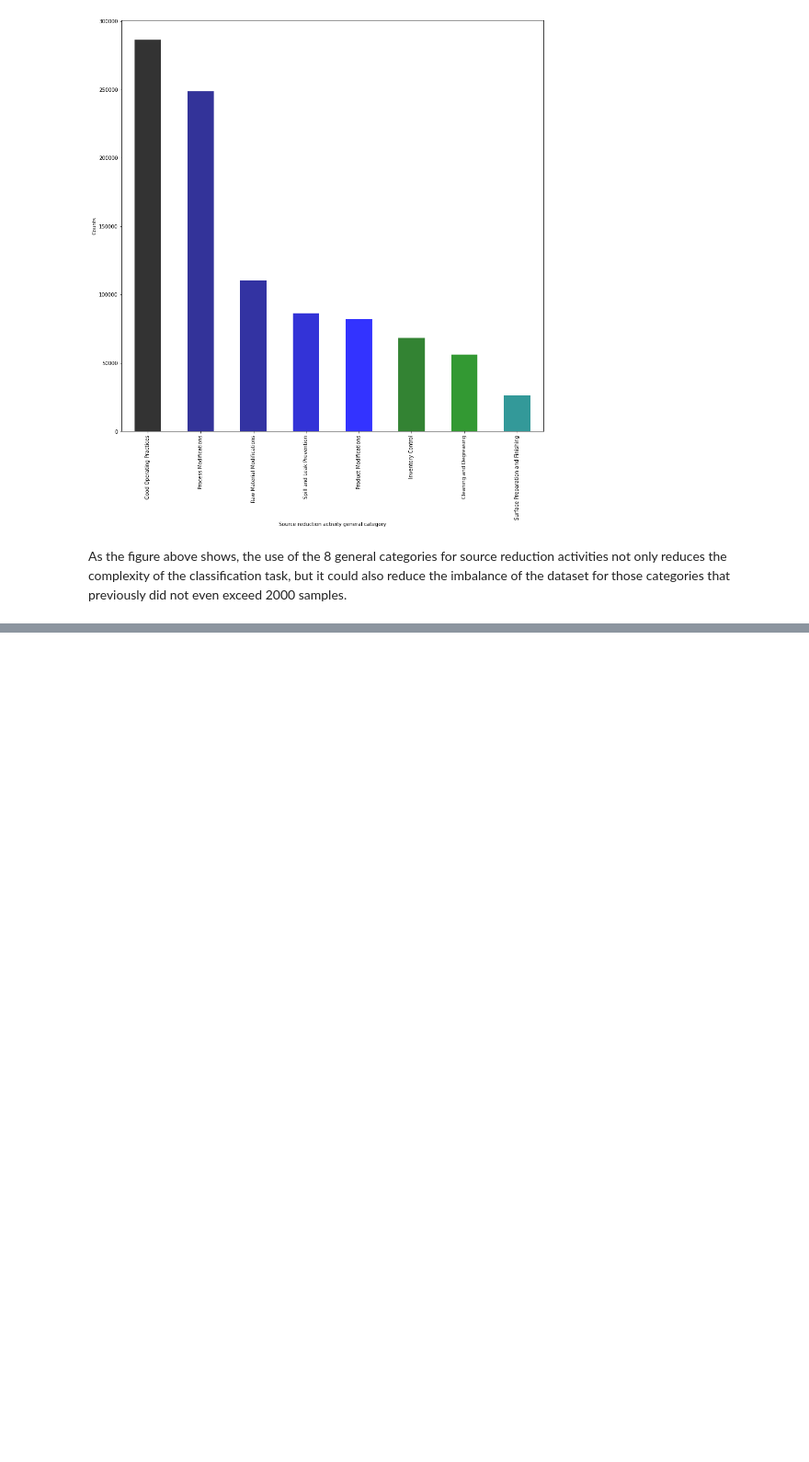
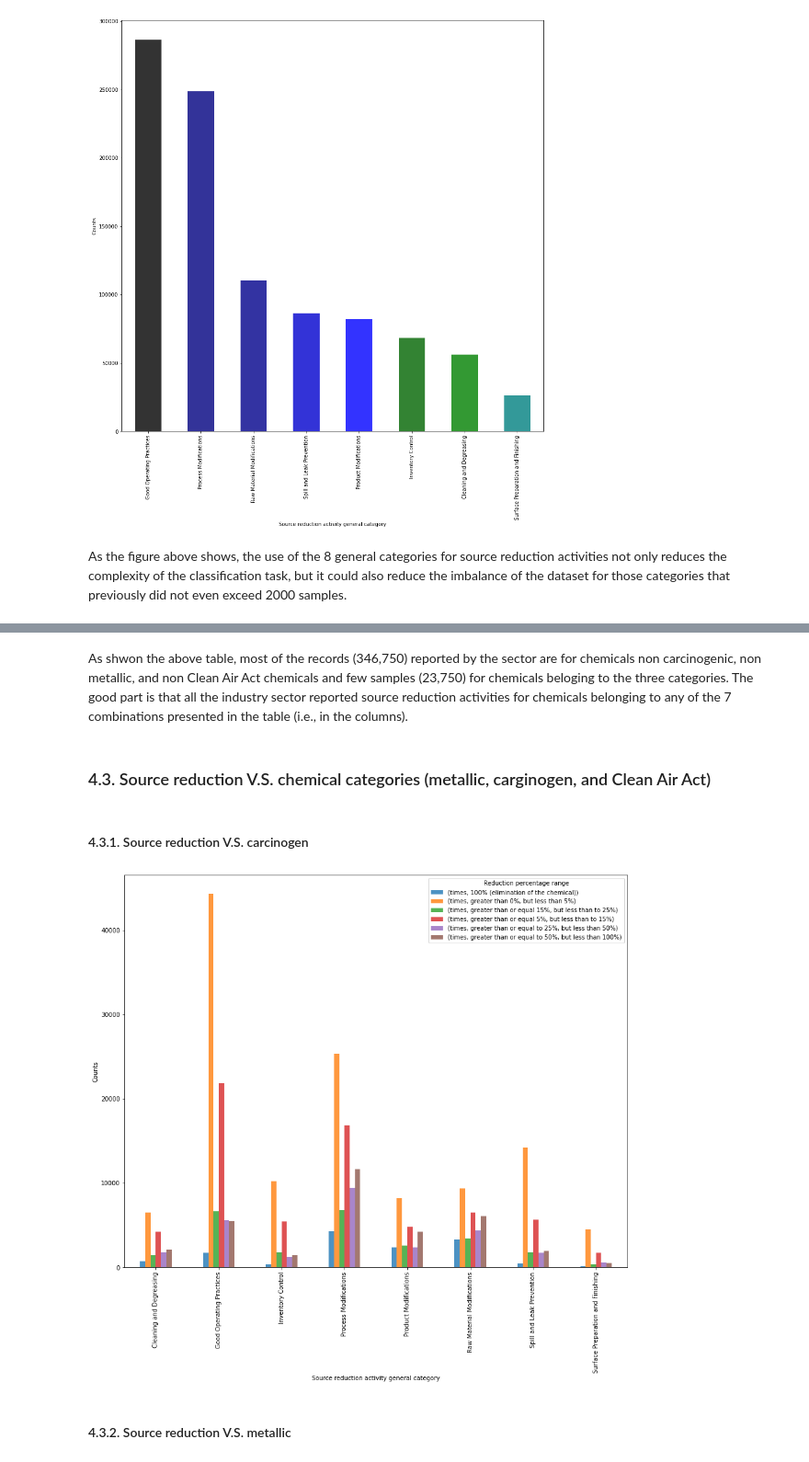
Before and after one commit to jodhernandezbe/ChemSoR_project, a Jupyter notebook: notebooks/1-jodhernandezbe-EDA.ipynb, the cells around one changed output, grey strips where cells are left out. Shown: that part at 92% size. Saved outputs shown, nothing was run; the diff lists cells and outputs as text; code cells hidden in the pictures; blank space fills up the shorter version.

```diff
--- a/notebooks/1-jodhernandezbe-EDA.ipynb
+++ b/notebooks/1-jodhernandezbe-EDA.ipynb
@@ -50,6 +51,7 @@ def opening_dataset():
                        re.reduction_code,
                        re.description_code,
                        c.chemical_name,
+                       c.cas_number,
                        c.caac_ind,
                        c.carc_ind,
                        c.pfas_ind,
@@ -444,0 +435,2 @@ As the figure above shows, the use of the 8 general categories for source reduct
+# %%
+df['times'] = 1
@@ -444,0 +493,21 @@ As the figure above shows, the use of the 8 general categories for source reduct
+# %% [markdown]
+As shwon the above table, most of the records (346,750) reported by the sector are for chemicals non carcinogenic, non metallic, and non Clean Air Act chemicals and few samples (23,750) for chemicals beloging to the three categories. The good part is that all the industry sector reported source reduction activities for chemicals belonging to any of the 7 combinations presented in the table (i.e., in the columns).
+# %% [markdown]
+### 4.3. Source reduction V.S. chemical categories (metallic, carginogen, and Clean Air Act)
+# %% [markdown]
+#### 4.3.1. Source reduction V.S. carcinogen
+# %%
+df_carc = df.loc[df['carc_ind'] == 'YES', ['source_reduction_general_category', 'description_code', 'times']]
+df_carc.reset_index(drop=True, inplace=True)
+df_carc = df_carc.groupby(['source_reduction_general_category', 'description_code']).sum()
+df_carc.sort_index(ascending=False, inplace=True)
+# %%
+df_carc.unstack().plot(kind='bar', figsize=(15, 12), alpha=0.8)
+plt.ylabel('Counts')
+plt.xlabel('Source reduction activity general category')
+plt.legend(title="Reduction percentage range");
+plt.show()
+# %% [output]
+[figure, added]
+# %% [markdown]
+#### 4.3.2. Source reduction V.S. metallic
```
Also changed, not shown: parts of 22 cells of this notebook, 2 other files.
